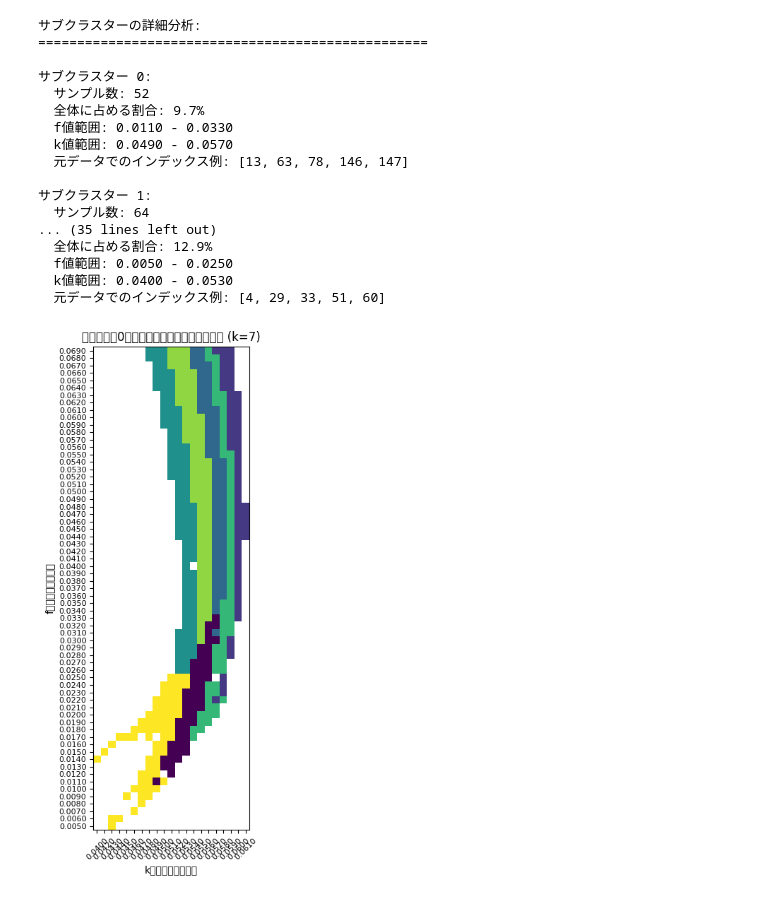
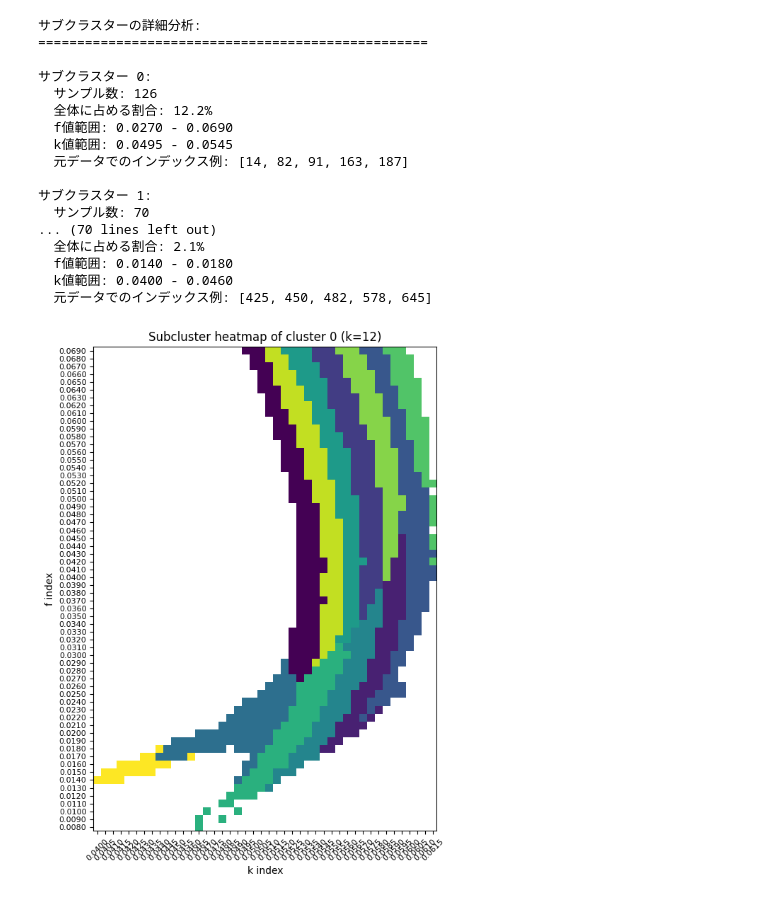
Before and after one commit to miuraTakashi/GrayScottMachineLearning, a Jupyter notebook: cluster_analysis_notebook_Phase2.ipynb, the cells around one changed output. Cells and saved outputs as stored; diff of their text form; code cells hidden in the pictures.

```diff
--- a/cluster_analysis_notebook_Phase2.ipynb
+++ b/cluster_analysis_notebook_Phase2.ipynb
@@ -105,7 +133,7 @@ Estimated Total Size (MB): 124.60
 ----------------------------------------------------------------
 # %%
 # クラスター0のデータを抽出
-cluster_0_mask = cluster_labels == 0
+cluster_0_mask = cluster_labels == 2
 cluster_0_indices = np.where(cluster_0_mask)[0]
 cluster_0_latent = latent_vectors[cluster_0_mask]
 cluster_0_f_values = f_values[cluster_0_mask]
@@ -116,10 +144,10 @@ print(f"全体に占める割合: {len(cluster_0_indices)/len(cluster_labels)*10
 
 # クラスター0のf-k分布を確認
 plt.figure(figsize=(10, 6))
-plt.scatter(cluster_0_f_values, cluster_0_k_values, alpha=0.7, s=30)
-plt.xlabel('f')
-plt.ylabel('k')
-plt.title('クラスター0のf-k分布')
+plt.scatter(cluster_0_k_values, cluster_0_f_values, alpha=0.7, s=30)
+plt.xlabel('k')
+plt.ylabel('f')
+plt.title('k-f distributino of cluster 0')
 plt.grid(True, alpha=0.3)
 plt.show()
 
@@ -215,12 +243,11 @@ colors = plt.cm.viridis(np.linspace(0, 1, optimal_k))
 # f-k space sub-clusters
 for i in range(optimal_k):
     mask = sub_cluster_labels == i
-    axes[0, 0].scatter(cluster_0_f_values[mask], cluster_0_k_values[mask],
+    axes[0, 0].scatter(cluster_0_k_values[mask], cluster_0_f_values[mask],
                       c=[colors[i]], alpha=0.7, s=30, label=f'Sub-cluster {i}')
-axes[0, 0].set_xlabel('f')
-axes[0, 0].set_ylabel('k')
-axes[0, 0].set_title('Sub-clusters in f-k Parameter Space')
-axes[0, 0].invert_yaxis()
+axes[0, 0].set_xlabel('k')
+axes[0, 0].set_ylabel('f')
+axes[0, 0].set_title('Sub-clusters in k-f Parameter Space')
 axes[0, 0].legend(bbox_to_anchor=(1.05, 1), loc='upper left', fontsize=8)
 
 # PCA space sub-clusters
@@ -315,48 +360,48 @@ plt.figure(figsize=(12, 8))
 
 # f-k空間でのサブクラスターヒートマップ
 f_unique_sub = np.unique(cluster_0_f_values)
 k_unique_sub = np.unique(cluster_0_k_values)
 heatmap_sub = np.full((len(f_unique_sub), len(k_unique_sub)), np.nan)
 
 for i, (f, k, label) in enumerate(zip(cluster_0_f_values, cluster_0_k_values, sub_cluster_labels)):
     f_idx = np.where(f_unique_sub == f)[0][0]
     k_idx = np.where(k_unique_sub == k)[0][0]
     heatmap_sub[f_idx, k_idx] = label
 
 im = plt.imshow(heatmap_sub, cmap='viridis', aspect='auto', origin='lower',
                 vmin=0, vmax=optimal_k-1)
-plt.title(f'クラスター0のサブクラスターヒートマップ (k={optimal_k})')
-plt.xlabel('k値のインデックス')
-plt.ylabel('f値のインデックス')
+plt.title(f'Subcluster heatmap of cluster 0 (k={optimal_k})')
+plt.xlabel('k index')
+plt.ylabel('f index')
 # アスペクト比を1に設定
 plt.gca().set_aspect('equal')
 
 # 軸ラベルを実際の値に設定
 plt.xticks(range(len(k_unique_sub)), [f'{k:.4f}' for k in k_unique_sub], rotation=45, fontsize=8)
 plt.yticks(range(len(f_unique_sub)), [f'{f:.4f}' for f in f_unique_sub], fontsize=8)
 
 #plt.colorbar(im, label='サブクラスターID')
 plt.tight_layout()
 plt.show()
 # %% [output]
 サブクラスターの詳細分析:
 ==================================================
 
 サブクラスター 0:
-  サンプル数: 52
-  全体に占める割合: 9.7%
-  f値範囲: 0.0110 - 0.0330
-  k値範囲: 0.0490 - 0.0570
-  元データでのインデックス例: [13, 63, 78, 146, 147]
+  サンプル数: 126
+  全体に占める割合: 12.2%
+  f値範囲: 0.0270 - 0.0690
+  k値範囲: 0.0495 - 0.0545
+  元データでのインデックス例: [14, 82, 91, 163, 187]
 
 サブクラスター 1:
-  サンプル数: 64
-... (35 lines left out)
-  全体に占める割合: 12.9%
-  f値範囲: 0.0050 - 0.0250
-  k値範囲: 0.0400 - 0.0530
-  元データでのインデックス例: [4, 29, 33, 51, 60]
+  サンプル数: 70
+... (70 lines left out)
+  全体に占める割合: 2.1%
+  f値範囲: 0.0140 - 0.0180
+  k値範囲: 0.0400 - 0.0460
+  元データでのインデックス例: [425, 450, 482, 578, 645]
-[figure, old version]
+[figure, new version]
 # %%
 # サブクラスターのデータを保存（必要に応じて）
 sub_clustering_results = {
```
Also changed, not shown: parts of 8 cells of this notebook, 3 other files.
